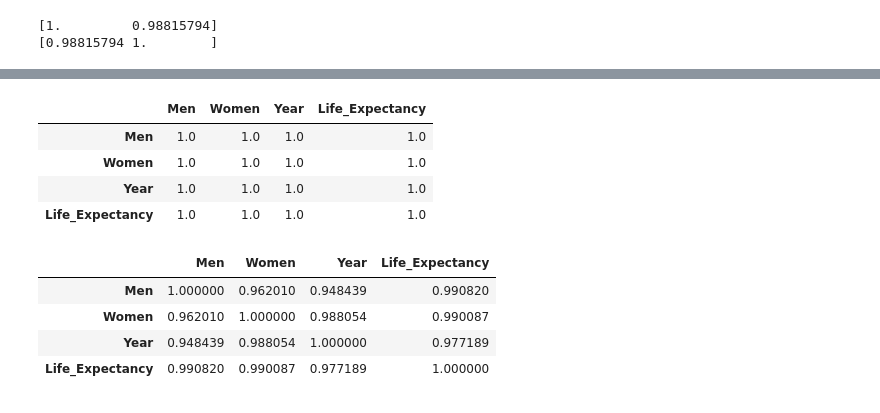
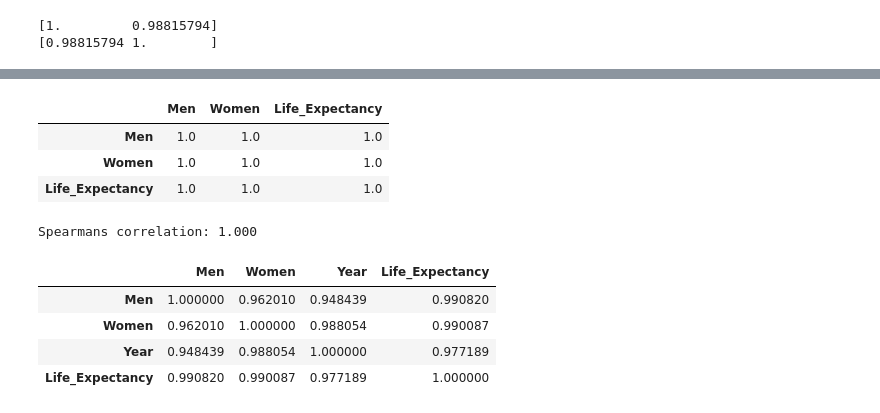
Before and after one commit to cdigap/ProgDA_Project, a Jupyter notebook: DataAnalytics_Project.ipynb, the cells around one changed output, grey strips where cells are left out. Cells and saved outputs as stored; diff of their text form; code cells hidden in the pictures.

```diff
--- a/DataAnalytics_Project.ipynb
+++ b/DataAnalytics_Project.ipynb
@@ -652,11 +758,20 @@ df['Life_Expectancy'].corr(df['Men'])
 # %%
-c_More.drop(['Year']).corr(method='spearman')
+c_More.drop(['Year'],axis=1).corr(method='spearman')
 # %% [output]
-|  | Men | Women | Year | Life_Expectancy |
-| Men | 1.0 | 1.0 | 1.0 | 1.0 |
-| Women | 1.0 | 1.0 | 1.0 | 1.0 |
-| Year | 1.0 | 1.0 | 1.0 | 1.0 |
-| Life_Expectancy | 1.0 | 1.0 | 1.0 | 1.0 |
+|  | Men | Women | Life_Expectancy |
+| Men | 1.0 | 1.0 | 1.0 |
+| Women | 1.0 | 1.0 | 1.0 |
+| Life_Expectancy | 1.0 | 1.0 | 1.0 |
+# %%
+#Method: 2_ Spearmans coorelation(Ireland_male and female life expectancy)
+# prepare data
+data1 = c_More.loc[:,'Men']
+data2 = c_More.loc[:,'Women']
+# calculate spearman's correlation
+corr, _ = spearmanr(data1, data2)
+print('Spearmans correlation: %.3f' % corr)
+# %% [output]
+Spearmans correlation: 1.000
 # %%
 c_More.drop(['Yeary']).corr(method='pearson')
 # %% [output]
```
Also changed, not shown: parts of 56 cells of this notebook.
